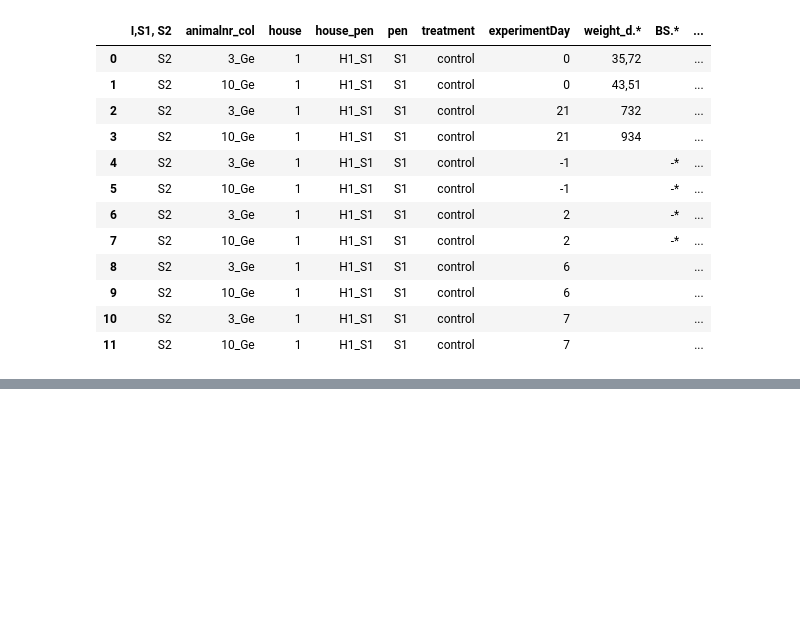
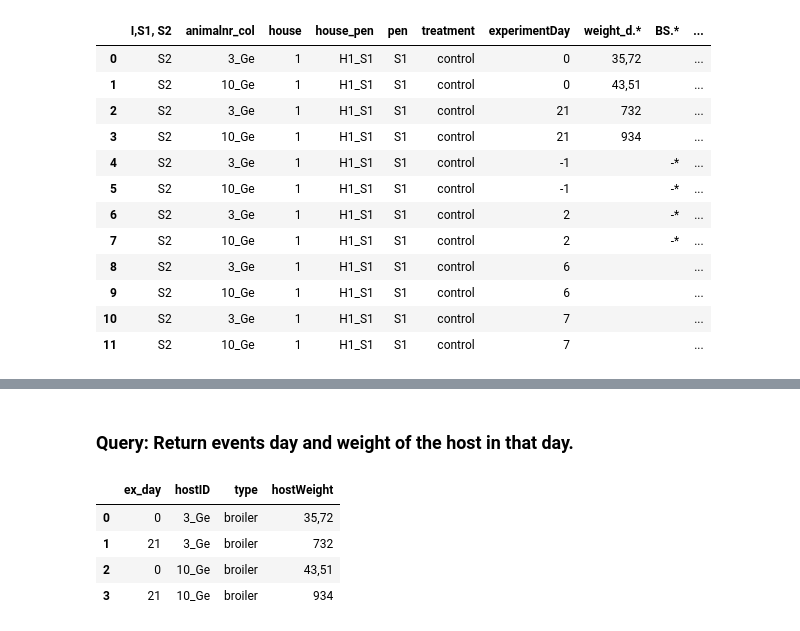
Before and after one commit to UtrechtUniversity/summer-fair, a Jupyter notebook: src/create_ontology/map_ontology/summerfair-manual.ipynb, the cells around one changed output, grey strips where cells are left out. Drawn from its saved outputs; the diff is of its cells as text; code cells hidden in the pictures; blank space fills up the shorter version.

```diff
--- a/src/create_ontology/map_ontology/summerfair-manual.ipynb
+++ b/src/create_ontology/map_ontology/summerfair-manual.ipynb
@@ -295,0 +301,43 @@ result
+# %% [markdown]
+### Query: Return events day and weight of the host in that day.
+# %%
+query3 = """
+PREFIX : <http://www.purl.org/infection_trans#>
+PREFIX om2: <http://www.ontology-of-units-of-measure.org/resource/om-2/>
+SELECT ?ex_day   ?hostID ?type ?hostWeight
+Where{
+             ?experiment a :Experiment;
+                          :experimentDay ?ex_day;
+                          :hasMeasurement ?measurement.
+
+             ?measurement a :Measurement;
+                           :hasQuantity ?bodyMass;
+                           :hasHost ?host.
+             ?host a :Host;
+                 :id ?hostID;
+                 :type ?type .
+
+             ?bodyMass  a om2:BodyMass ;
+                om2:hasPhenomenon ?host;
+                om2:hasValue ?value.
+
+             ?value a om2:Measure ;
+                    om2:hasNumericalValue ?hostWeight .
+
+
+}"""
+
+qres3 = ontology2.graph.query(query3)
+# %%
+result = pd.DataFrame(
+        data=([None if x is None else x.toPython() for x in row] for row in qres3),
+        columns=[str(x) for x in qres3.vars],
+    )
+
+result
+# %% [output]
+|  | ex_day | hostID | type | hostWeight |
+| 0 | 0 | 3_Ge | broiler | 35,72 |
+| 1 | 21 | 3_Ge | broiler | 732 |
+| 2 | 0 | 10_Ge | broiler | 43,51 |
+| 3 | 21 | 10_Ge | broiler | 934 |
```
Also changed, not shown: parts of 16 cells of this notebook.
